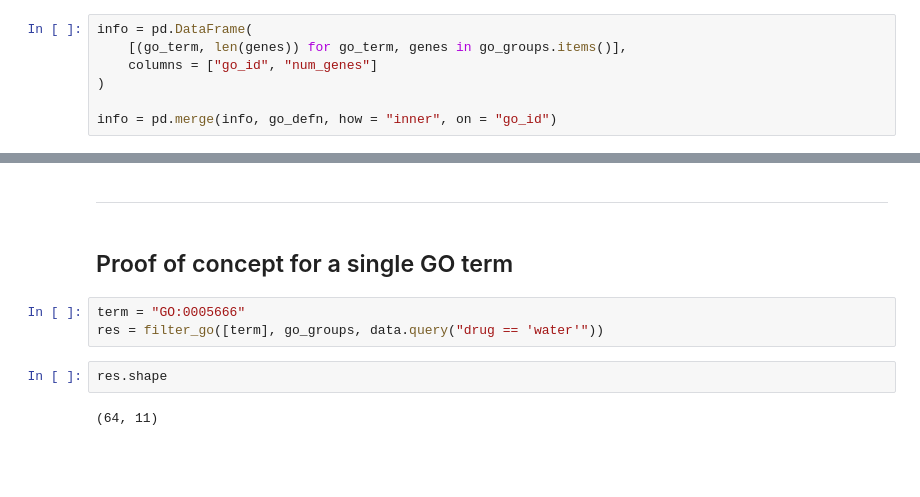
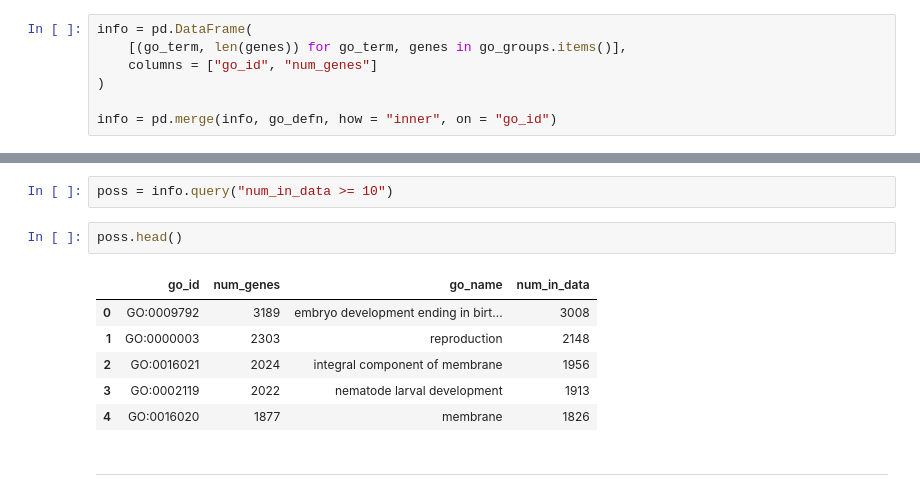
Before and after one commit to veleritas/ageing, a Jupyter notebook: analysis/worm_gene_ont.ipynb, the cells around one changed output, grey strips where cells are left out. Drawn from its saved outputs; the diff is of its cells as text; blank space fills up the shorter version.

```diff
--- a/analysis/worm_gene_ont.ipynb
+++ b/analysis/worm_gene_ont.ipynb
@@ -216,11 +145,13 @@ info["num_in_data"].map(lambda f: 10 <= f < 1000).sum()
+# %%
+poss = info.query("num_in_data >= 10")
+# %%
+poss.head()
+# %% [output]
+|  | go_id | num_genes | go_name | num_in_data |
+| 0 | GO:0009792 | 3189 | embryo development ending in birt... | 3008 |
+| 1 | GO:0000003 | 2303 | reproduction | 2148 |
+| 2 | GO:0016021 | 2024 | integral component of membrane | 1956 |
+| 3 | GO:0002119 | 2022 | nematode larval development | 1913 |
+| 4 | GO:0016020 | 1877 | membrane | 1826 |
 # %% [markdown]
 ---
-# %% [markdown]
-## Proof of concept for a single GO term
-# %%
-term = "GO:0005666"
-res = filter_go([term], go_groups, data.query("drug == 'water'"))
-# %%
-res.shape
-# %% [output]
-(64, 11)
```
Also changed, not shown: parts of 126 cells of this notebook.
